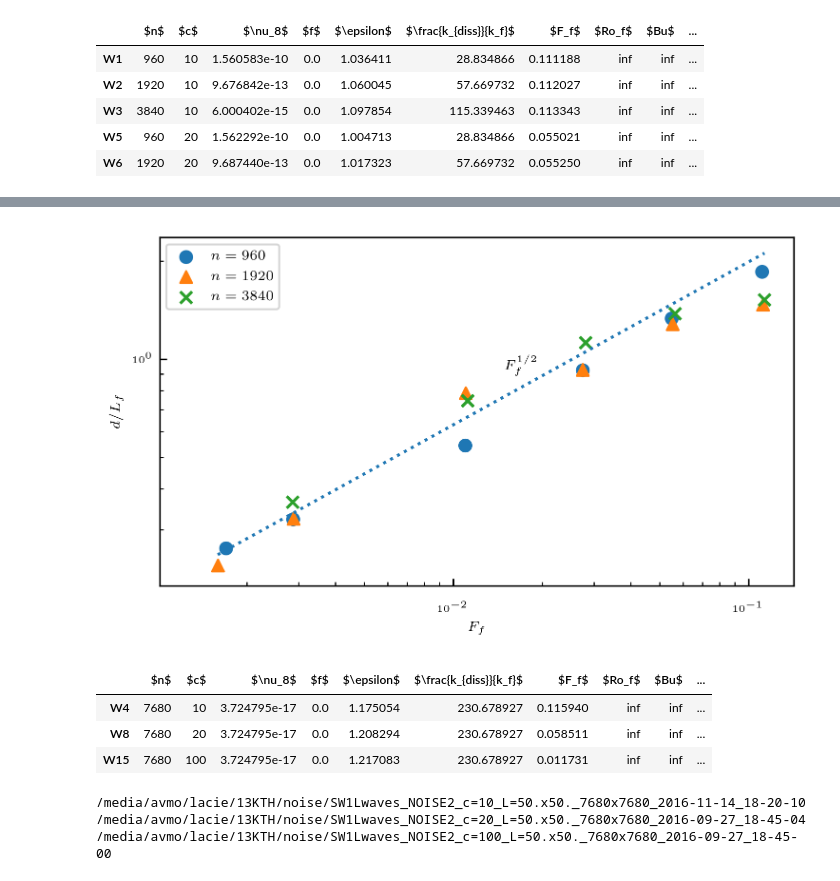
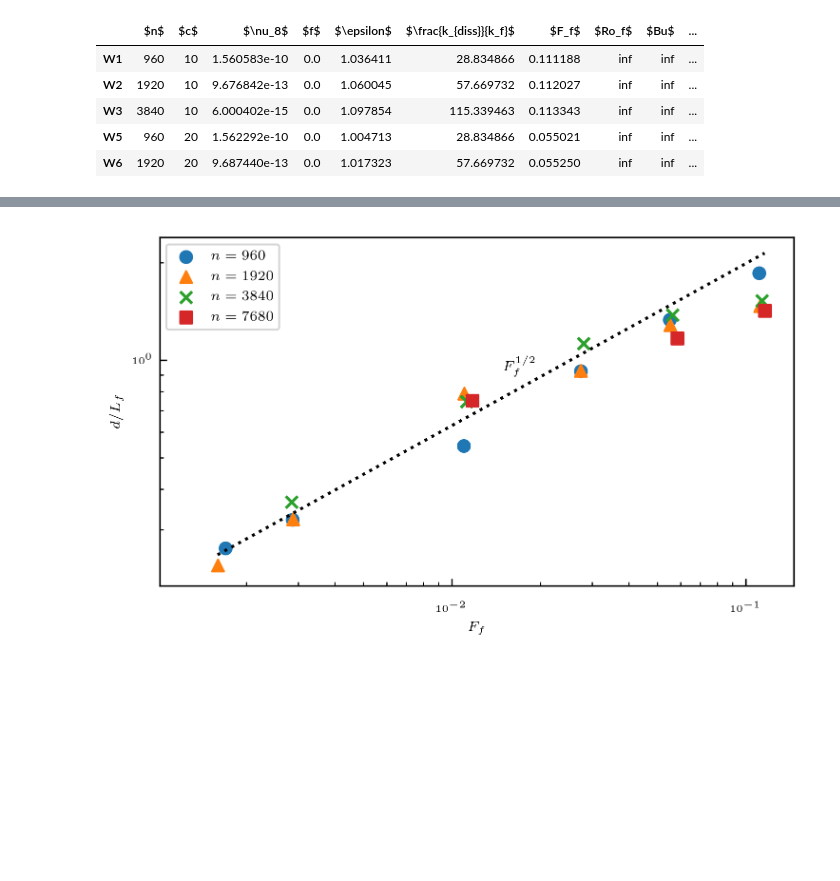
Before and after one commit to ashwinvis/augieretal_jfm_2019_shallow_water, a Jupyter notebook: Python/shock_population.ipynb, the cells around one changed output, grey strips where cells are left out. Saved outputs shown, nothing was run; the diff lists cells and outputs as text; code cells hidden in the pictures; blank space fills up the shorter version.

Commit message:
Make shock sep figure include 7k runs

```diff
--- a/Python/shock_population.ipynb
+++ b/Python/shock_population.ipynb
@@ -123,0 +128,9 @@ See the caveats in the documentation: http://pandas.pydata.org/pandas-docs/stabl
+# %%
+import pandas as pd
+from paths import load_df
+
+df = load_df()
+df.set_index("short name", inplace=True, drop=False)
+df_shock_sep = pd.read_csv("dataframes/shock_sep.csv", comment="#")
+df_shock_sep.set_index("short_name", inplace=True)
+df.head()
@@ -123,0 +145,3 @@ See the caveats in the documentation: http://pandas.pydata.org/pandas-docs/stabl
+# %%
+df["shock separation"] = df_shock_sep["mean"] / Lf
+df.head()
@@ -124,48 +156,33 @@ See the caveats in the documentation: http://pandas.pydata.org/pandas-docs/stabl
 # %%
 %matplotlib inline
 from base import matplotlib_rc, markers
 matplotlib_rc()
 fig, ax = plt.subplots(figsize=(5,3))
 mark = markers()
 for n, grp in df.groupby("$n$"):
     ax.scatter(
         r'$F_f$', 'shock separation',
         marker=next(mark),
         #kind="scatter", loglog=True, ax=ax
         data=grp, label=f"$n={n}$")
 
-# ax.loglog(df[r'$c$'], 50./df[r'$c$'], label="$c^{-1}$")
-# ax.loglog(df[r'$c$'], 50./df[r'$c$'] ** 0.5, 'k', label="")
+
 uniq_F_f = np.array(sorted(set(df[r'$F_f$'])))
-ax.loglog(uniq_F_f, 2 * np.pi * uniq_F_f ** 0.5, ':', label="")
+ax.loglog(uniq_F_f, 2 * np.pi * uniq_F_f ** 0.5, 'k:', label="")
+
+# import seaborn as sns
 # sns.regplot(
-#     '$F_f$', 'shock separation'
+#     '$F_f$', 'shock separation',
 #     data=df,
-#     scatter=False, ax=ax, order=1
+#     scatter=False, ax=ax, order=2
 # )
 ax.text(1.5e-2, 0.9, r"$F_f ^ {1/2}$")
 ax.set_xscale("log")
 ax.set_yscale("log")
 ax.set_xlabel('$F_f$')
 ax.set_ylabel("$d / L_f$")
 ax.legend()
 fig.tight_layout()
 plt.show()
 # %% [output]
-[figure, old version]
+[figure, new version]
-# %%
-df7 = df_w[df_w["$n$"] > 7000]
-df7
-# %% [output]
-|  | $n$ | $c$ | $\nu_8$ | $f$ | $\epsilon$ | $\frac{k_{diss}}{k_f}$ | $F_f$ | $Ro_f$ | $Bu$ | ... |
-| W4 | 7680 | 10 | 3.724795e-17 | 0.0 | 1.175054 | 230.678927 | 0.115940 | inf | inf | ... |
-| W8 | 7680 | 20 | 3.724795e-17 | 0.0 | 1.208294 | 230.678927 | 0.058511 | inf | inf | ... |
-| W15 | 7680 | 100 | 3.724795e-17 | 0.0 | 1.217083 | 230.678927 | 0.011731 | inf | inf | ... |
-# %%
-for i in range(len(df7)):
-    short = df7.iloc[i]["short name"]
-    print(paths_sim[short])
-# %% [output]
-/media/avmo/lacie/13KTH/noise/SW1Lwaves_NOISE2_c=10_L=50.x50._7680x7680_2016-11-14_18-20-10
-/media/avmo/lacie/13KTH/noise/SW1Lwaves_NOISE2_c=20_L=50.x50._7680x7680_2016-09-27_18-45-04
-/media/avmo/lacie/13KTH/noise/SW1Lwaves_NOISE2_c=100_L=50.x50._7680x7680_2016-09-27_18-45-00
```
Also changed, not shown: parts of 6 cells of this notebook, 2 other files.
